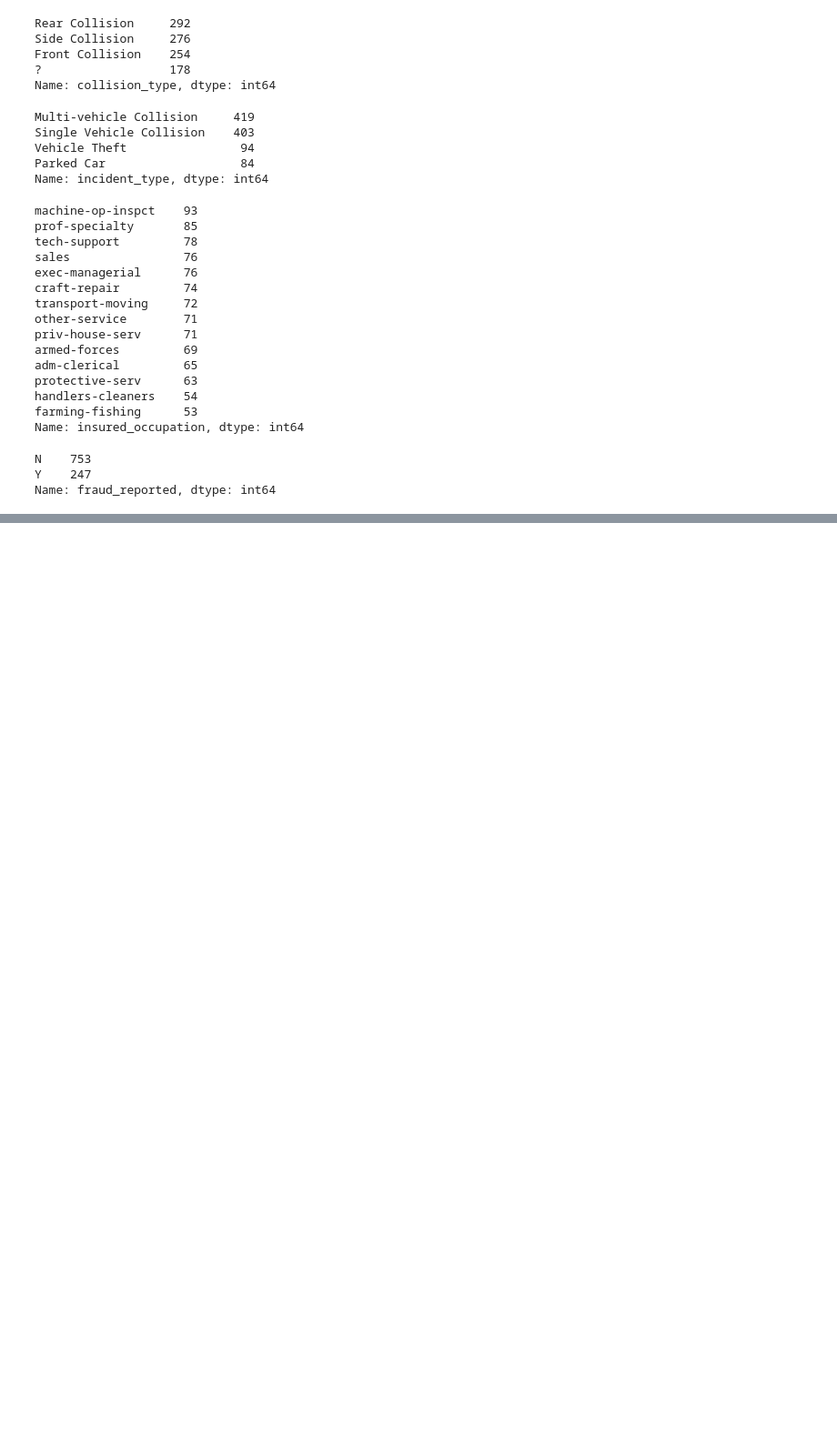
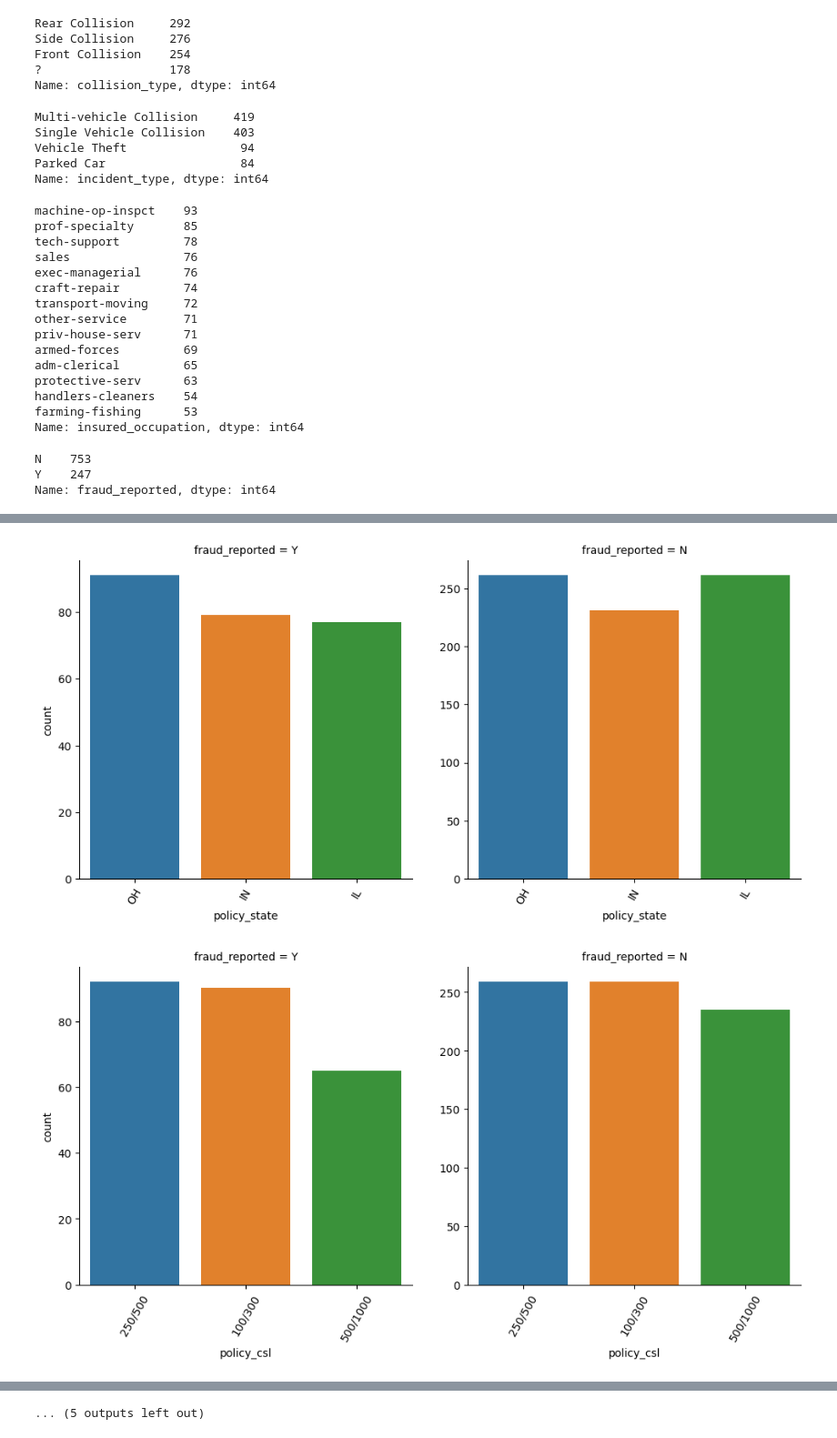
Before and after one commit to gbiamgaurav/insurance_claims, a Jupyter notebook: notebook/EDA_Insurance_claims.ipynb, the cells around one changed output, grey strips where cells are left out. Shown at 91% size. Saved outputs shown, nothing was run; the diff lists cells and outputs as text; code cells hidden in the pictures; blank space fills up the shorter version.

```diff
--- a/notebook/EDA_Insurance_claims.ipynb
+++ b/notebook/EDA_Insurance_claims.ipynb
@@ -250,0 +379,4 @@ Name: fraud_reported, dtype: int64
+# %%
+for col in cat_cols:
+    if df[col].nunique() <=20:
+        display(pd.crosstab(df['fraud_reported'], df[col], normalize="index"))
@@ -250,0 +433,8 @@ Name: fraud_reported, dtype: int64
+# %%
+for col in cat_cols:
+    if df[col].nunique() <= 20:
+        g = sns.catplot(x=col, kind="count", col="fraud_reported", data=df, sharey=False)
+        g.set_xticklabels(rotation=60)
+# %% [output]
+[figure, added]
+[figure, added]
@@ -250,0 +451 @@ Name: fraud_reported, dtype: int64
+... (5 outputs left out)
```
Also changed, not shown: parts of 16 cells of this notebook.
